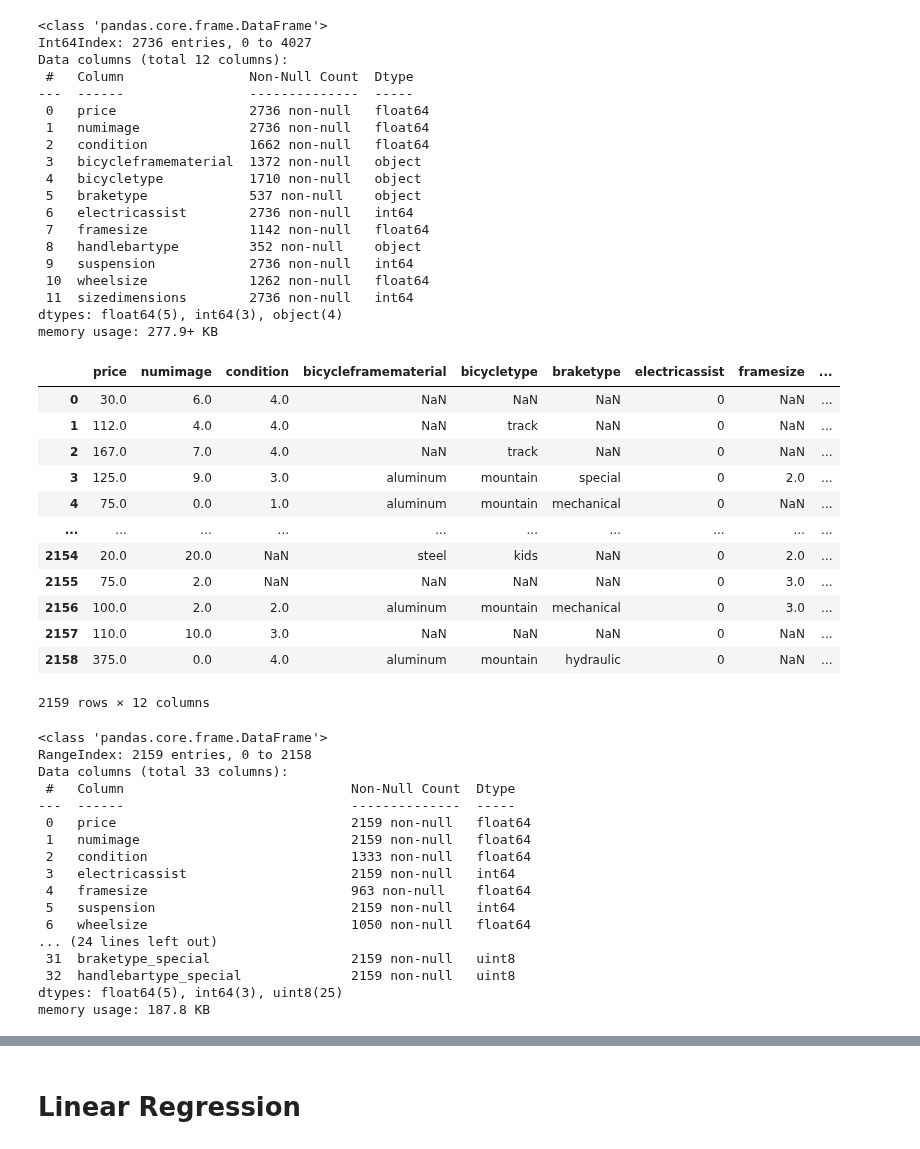
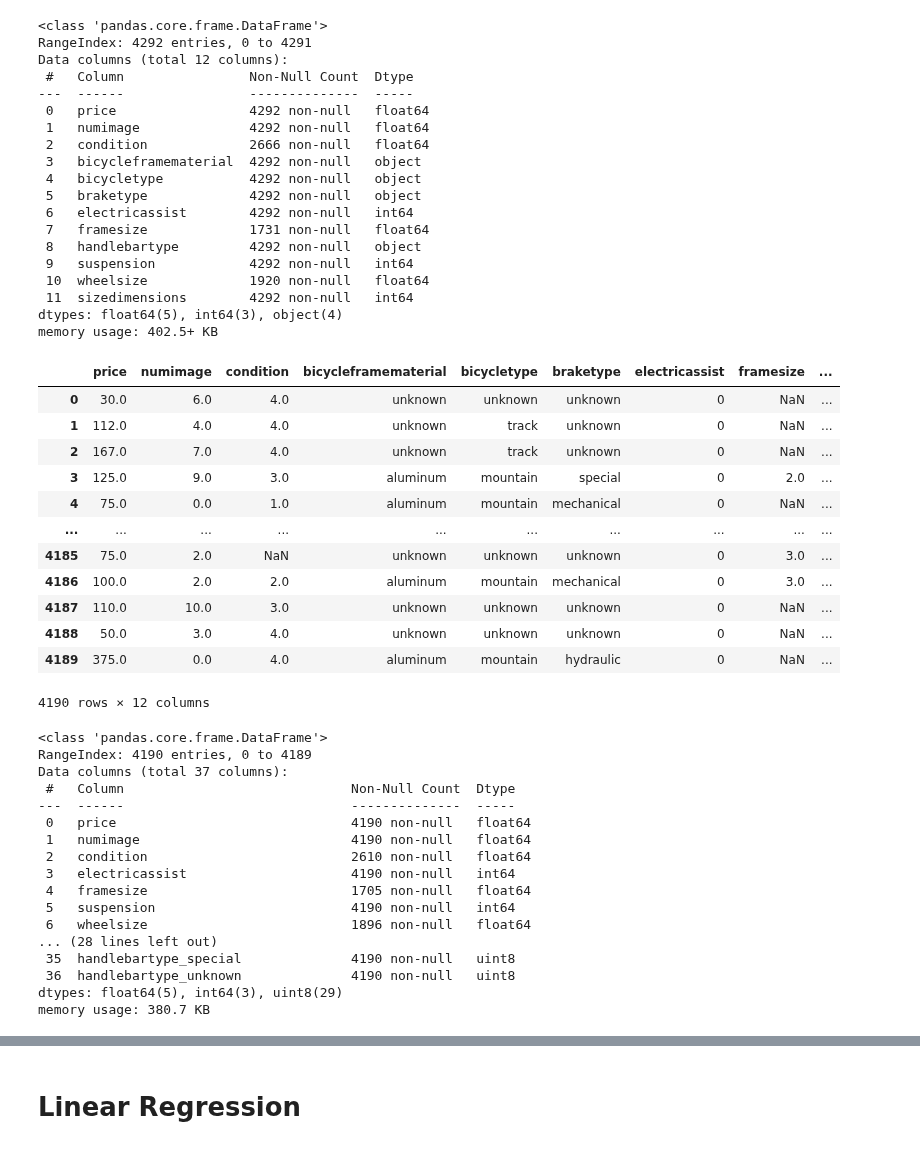
Before and after one commit to noeht/Data-Analytics---BEstimate, a Jupyter notebook: craigslist_ML.ipynb, the cells around one changed output, grey strips where cells are left out. Drawn from its saved outputs; the diff is of its cells as text; code cells hidden in the pictures.

```diff
--- a/craigslist_ML.ipynb
+++ b/craigslist_ML.ipynb
@@ -10,65 +11,65 @@ from math import sqrt
 # %%
 df = pd.read_csv('preprocessed_data_craigslist.csv').drop(
-    ['Unnamed: 0'], axis=1).drop_duplicates(subset=None, keep='first', inplace=False)
+    ['Unnamed: 0'], axis=1)
 df.info()
 # %% [output]
 <class 'pandas.core.frame.DataFrame'>
-Int64Index: 2736 entries, 0 to 4027
+RangeIndex: 4292 entries, 0 to 4291
 Data columns (total 12 columns):
  #   Column                Non-Null Count  Dtype
 ---  ------                --------------  -----
- 0   price                 2736 non-null   float64
- 1   numimage              2736 non-null   float64
- 2   condition             1662 non-null   float64
- 3   bicycleframematerial  1372 non-null   object
- 4   bicycletype           1710 non-null   object
- 5   braketype             537 non-null    object
- 6   electricassist        2736 non-null   int64
- 7   framesize             1142 non-null   float64
- 8   handlebartype         352 non-null    object
- 9   suspension            2736 non-null   int64
- 10  wheelsize             1262 non-null   float64
- 11  sizedimensions        2736 non-null   int64
+ 0   price                 4292 non-null   float64
+ 1   numimage              4292 non-null   float64
+ 2   condition             2666 non-null   float64
+ 3   bicycleframematerial  4292 non-null   object
+ 4   bicycletype           4292 non-null   object
+ 5   braketype             4292 non-null   object
+ 6   electricassist        4292 non-null   int64
+ 7   framesize             1731 non-null   float64
+ 8   handlebartype         4292 non-null   object
+ 9   suspension            4292 non-null   int64
+ 10  wheelsize             1920 non-null   float64
+ 11  sizedimensions        4292 non-null   int64
 dtypes: float64(5), int64(3), object(4)
-memory usage: 277.9+ KB
+memory usage: 402.5+ KB
 # %%
-df = df[(10 < df.price) & (df.price < 1000)
+df = df[(10 < df.price) & (df.price < 3000)
         ].reset_index().drop(['index'], axis=1)
 df
 # %% [output]
 |  | price | numimage | condition | bicycleframematerial | bicycletype | braketype | electricassist | framesize | ... |
-| 0 | 30.0 | 6.0 | 4.0 | NaN | NaN | NaN | 0 | NaN | ... |
-| 1 | 112.0 | 4.0 | 4.0 | NaN | track | NaN | 0 | NaN | ... |
-| 2 | 167.0 | 7.0 | 4.0 | NaN | track | NaN | 0 | NaN | ... |
+| 0 | 30.0 | 6.0 | 4.0 | unknown | unknown | unknown | 0 | NaN | ... |
+| 1 | 112.0 | 4.0 | 4.0 | unknown | track | unknown | 0 | NaN | ... |
+| 2 | 167.0 | 7.0 | 4.0 | unknown | track | unknown | 0 | NaN | ... |
 | 3 | 125.0 | 9.0 | 3.0 | aluminum | mountain | special | 0 | 2.0 | ... |
 | 4 | 75.0 | 0.0 | 1.0 | aluminum | mountain | mechanical | 0 | NaN | ... |
 | ... | ... | ... | ... | ... | ... | ... | ... | ... | ... |
-| 2154 | 20.0 | 20.0 | NaN | steel | kids | NaN | 0 | 2.0 | ... |
-| 2155 | 75.0 | 2.0 | NaN | NaN | NaN | NaN | 0 | 3.0 | ... |
-| 2156 | 100.0 | 2.0 | 2.0 | aluminum | mountain | mechanical | 0 | 3.0 | ... |
-| 2157 | 110.0 | 10.0 | 3.0 | NaN | NaN | NaN | 0 | NaN | ... |
-| 2158 | 375.0 | 0.0 | 4.0 | aluminum | mountain | hydraulic | 0 | NaN | ... |
+| 4185 | 75.0 | 2.0 | NaN | unknown | unknown | unknown | 0 | 3.0 | ... |
+| 4186 | 100.0 | 2.0 | 2.0 | aluminum | mountain | mechanical | 0 | 3.0 | ... |
+| 4187 | 110.0 | 10.0 | 3.0 | unknown | unknown | unknown | 0 | NaN | ... |
+| 4188 | 50.0 | 3.0 | 4.0 | unknown | unknown | unknown | 0 | NaN | ... |
+| 4189 | 375.0 | 0.0 | 4.0 | aluminum | mountain | hydraulic | 0 | NaN | ... |
-2159 rows × 12 columns
+4190 rows × 12 columns
 # %%
 pd.get_dummies(df).info()
 # %% [output]
 <class 'pandas.core.frame.DataFrame'>
-RangeIndex: 2159 entries, 0 to 2158
-Data columns (total 33 columns):
+RangeIndex: 4190 entries, 0 to 4189
+Data columns (total 37 columns):
  #   Column                             Non-Null Count  Dtype
 ---  ------                             --------------  -----
- 0   price                              2159 non-null   float64
- 1   numimage                           2159 non-null   float64
- 2   condition                          1333 non-null   float64
- 3   electricassist                     2159 non-null   int64
- 4   framesize                          963 non-null    float64
- 5   suspension                         2159 non-null   int64
- 6   wheelsize                          1050 non-null   float64
-... (24 lines left out)
- 31  braketype_special                  2159 non-null   uint8
- 32  handlebartype_special              2159 non-null   uint8
-dtypes: float64(5), int64(3), uint8(25)
-memory usage: 187.8 KB
+ 0   price                              4190 non-null   float64
+ 1   numimage                           4190 non-null   float64
+ 2   condition                          2610 non-null   float64
+ 3   electricassist                     4190 non-null   int64
+ 4   framesize                          1705 non-null   float64
+ 5   suspension                         4190 non-null   int64
+ 6   wheelsize                          1896 non-null   float64
+... (28 lines left out)
+ 35  handlebartype_special              4190 non-null   uint8
+ 36  handlebartype_unknown              4190 non-null   uint8
+dtypes: float64(5), int64(3), uint8(29)
+memory usage: 380.7 KB
 # %%
 X = pd.get_dummies(df.drop(columns=['price']))
 display(X)
```
Also changed, not shown: parts of 25 cells of this notebook, 1 other file.
